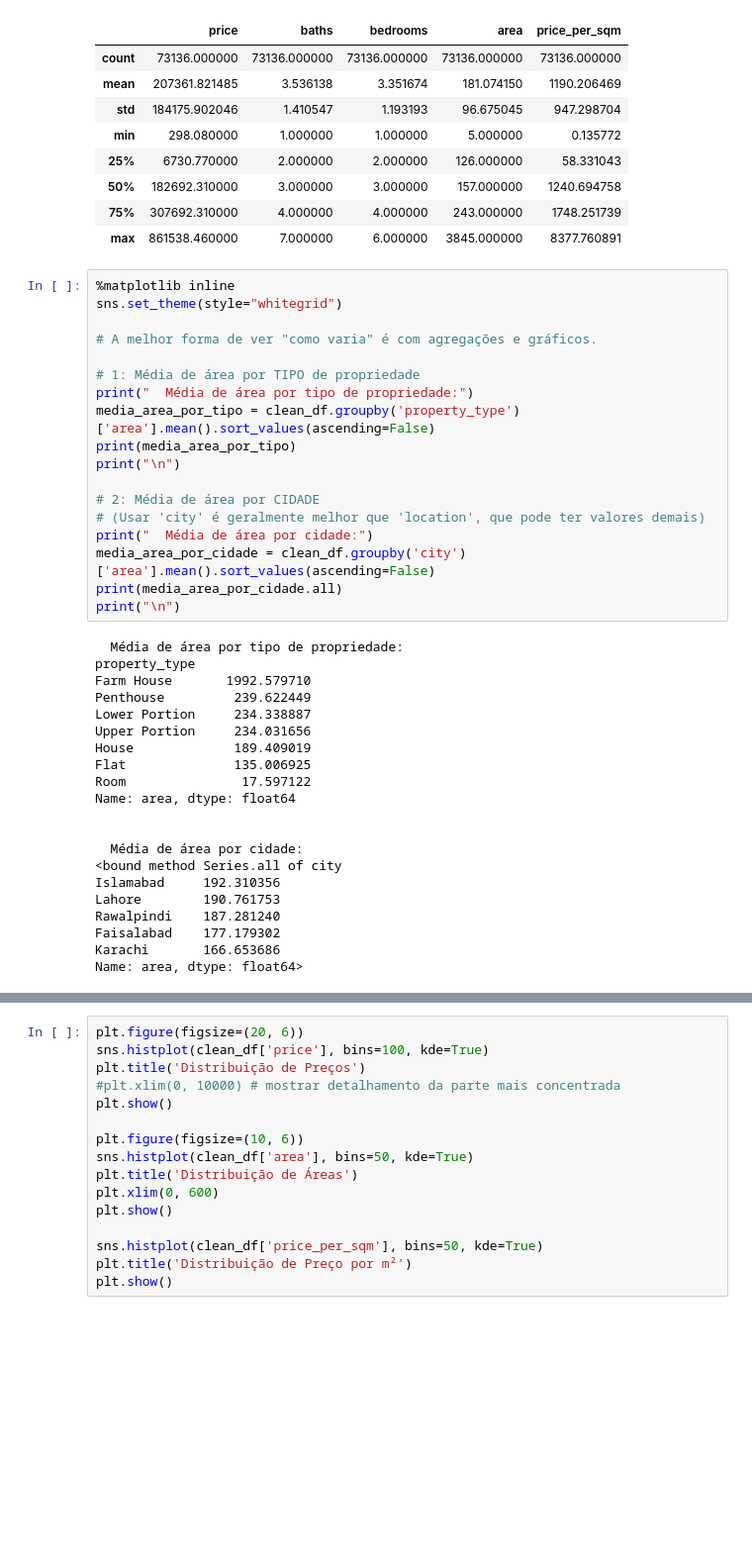
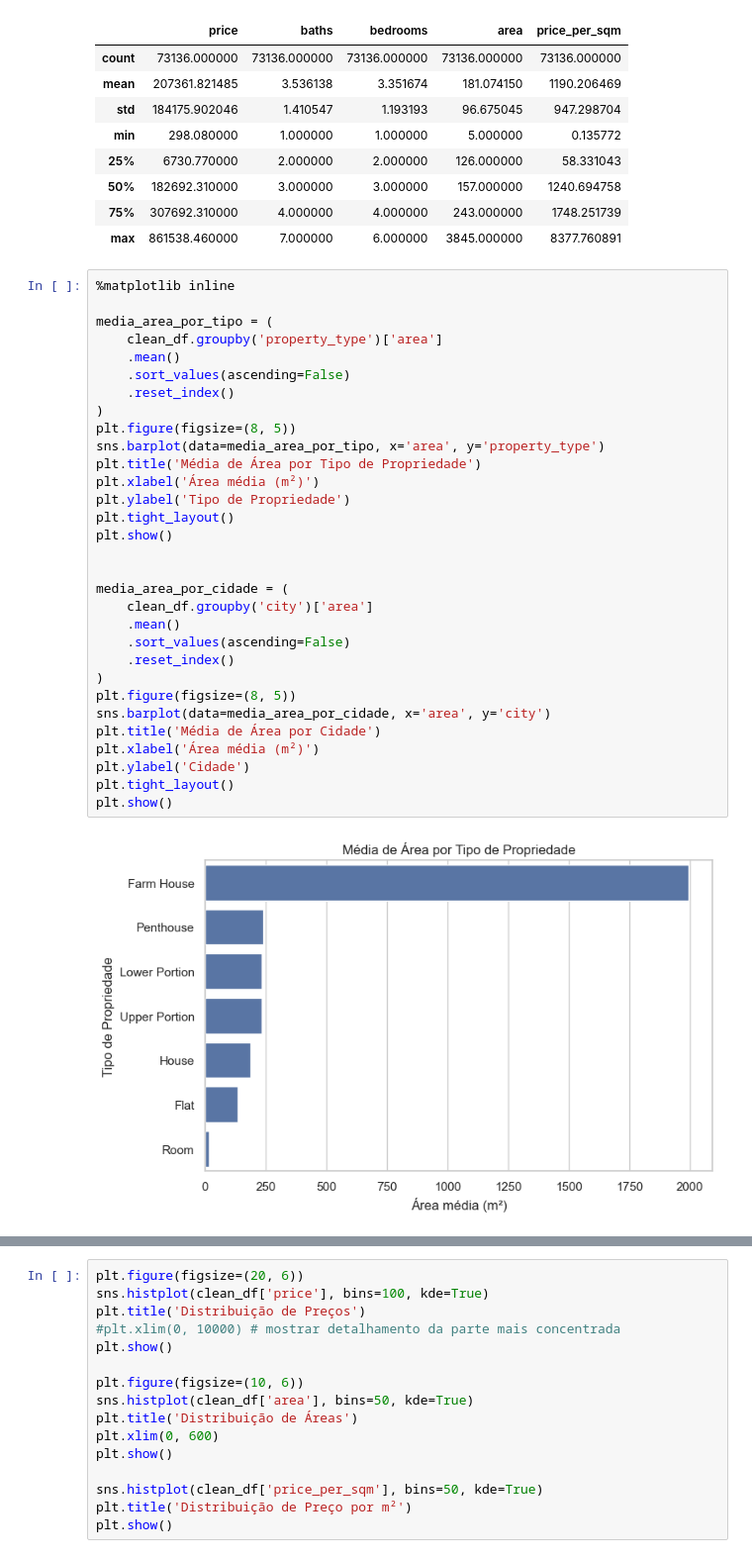
Before and after one commit to lucavillela/pakistan-estate-ml, a Jupyter notebook: main.ipynb, the cells around one changed output, grey strips where cells are left out. Shown: that part at 99% size. Cells and saved outputs as stored; diff of their text form; blank space fills up the shorter version.

```diff
--- a/main.ipynb
+++ b/main.ipynb
@@ -338,40 +339,34 @@ memory usage: 5.6+ MB
 | max | 861538.460000 | 7.000000 | 6.000000 | 3845.000000 | 8377.760891 |
 # %%
 %matplotlib inline
-sns.set_theme(style="whitegrid")
 
-# A melhor forma de ver "como varia" é com agregações e gráficos.
+media_area_por_tipo = (
+    clean_df.groupby('property_type')['area']
+    .mean()
+    .sort_values(ascending=False)
+    .reset_index()
+)
+plt.figure(figsize=(8, 5))
+sns.barplot(data=media_area_por_tipo, x='area', y='property_type')
+plt.title('Média de Área por Tipo de Propriedade')
+plt.xlabel('Área média (m²)')
+plt.ylabel('Tipo de Propriedade')
+plt.tight_layout()
+plt.show()
 
-# 1: Média de área por TIPO de propriedade
-print("  Média de área por tipo de propriedade:")
-media_area_por_tipo = clean_df.groupby('property_type')['area'].mean().sort_values(ascending=False)
-print(media_area_por_tipo)
-print("\n")
 
-# 2: Média de área por CIDADE
-# (Usar 'city' é geralmente melhor que 'location', que pode ter valores demais)
-print("  Média de área por cidade:")
-media_area_por_cidade = clean_df.groupby('city')['area'].mean().sort_values(ascending=False)
-print(media_area_por_cidade.all)
-print("\n")
+media_area_por_cidade = (
+    clean_df.groupby('city')['area']
+    .mean()
+    .sort_values(ascending=False)
+    .reset_index()
+)
+plt.figure(figsize=(8, 5))
+sns.barplot(data=media_area_por_cidade, x='area', y='city')
+plt.title('Média de Área por Cidade')
+plt.xlabel('Área média (m²)')
+plt.ylabel('Cidade')
+plt.tight_layout()
+plt.show()
 # %% [output]
-  Média de área por tipo de propriedade:
-property_type
-Farm House       1992.579710
-Penthouse         239.622449
-Lower Portion     234.338887
-Upper Portion     234.031656
-House             189.409019
-Flat              135.006925
-Room               17.597122
-Name: area, dtype: float64
-
-
-  Média de área por cidade:
-<bound method Series.all of city
-Islamabad     192.310356
-Lahore        190.761753
-Rawalpindi    187.281240
-Faisalabad    177.179302
-Karachi       166.653686
-Name: area, dtype: float64>
+[figure, added]
```
Also changed, not shown: parts of 13 cells of this notebook, 6 other files.
